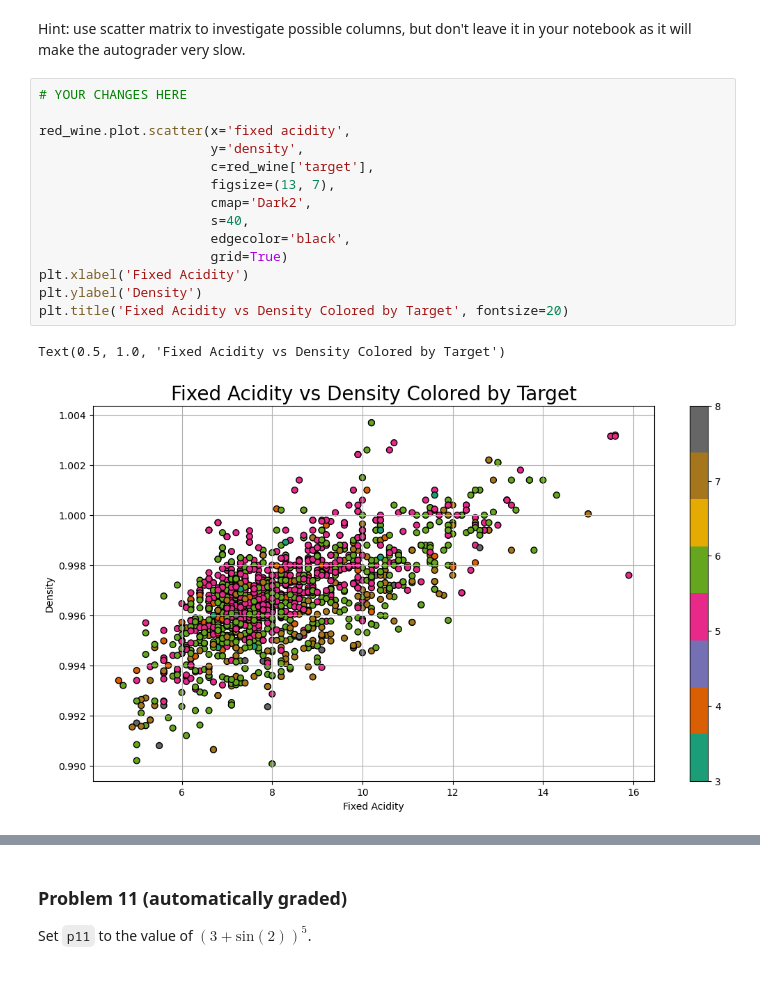
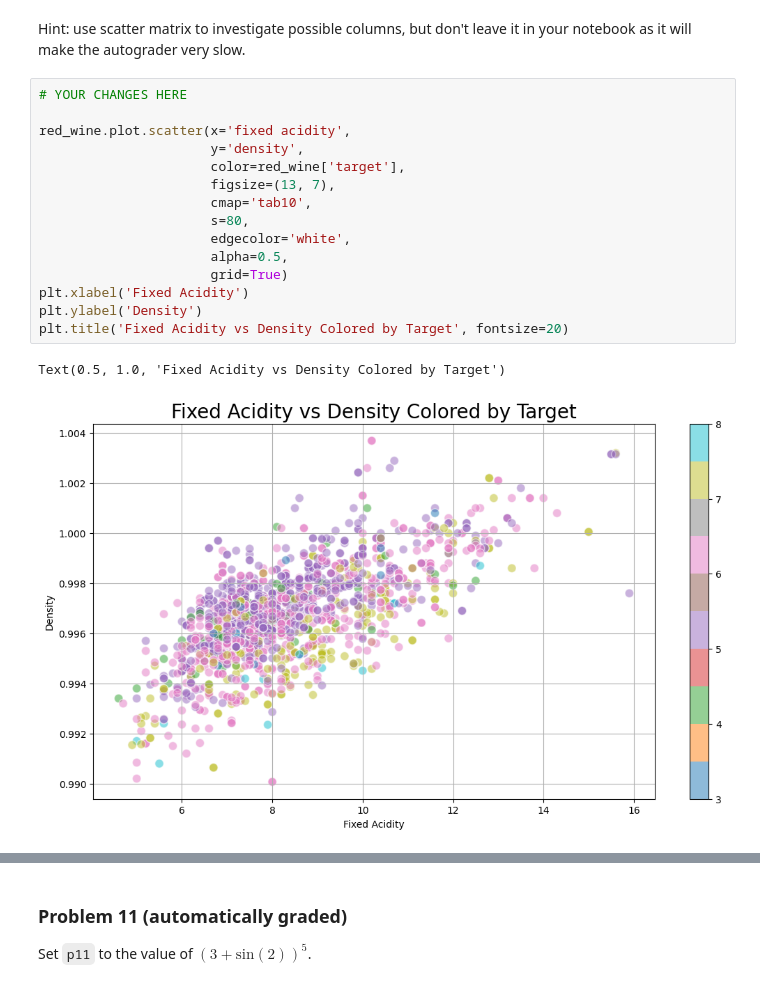
Before and after one commit to Quantum-Cosmic/dx602-homework-10, a Jupyter notebook: homework.ipynb, the cells around one changed output, grey strips where cells are left out. Saved outputs shown, nothing was run; the diff lists cells and outputs as text.

```diff
--- a/homework.ipynb
+++ b/homework.ipynb
@@ -231,20 +258,21 @@ Hint: use scatter matrix to investigate possible columns, but don't leave it in
 # %%
 # YOUR CHANGES HERE
 
 red_wine.plot.scatter(x='fixed acidity',
                       y='density',
-                      c=red_wine['target'],
+                      color=red_wine['target'],
                       figsize=(13, 7),
-                      cmap='Dark2',
-                      s=40,
-                      edgecolor='black',
+                      cmap='tab10',
+                      s=80,
+                      edgecolor='white',
+                      alpha=0.5,
                       grid=True)
 plt.xlabel('Fixed Acidity')
 plt.ylabel('Density')
 plt.title('Fixed Acidity vs Density Colored by Target', fontsize=20)
 # %% [output]
 Text(0.5, 1.0, 'Fixed Acidity vs Density Colored by Target')
-[figure, old version]
+[figure, new version]
 # %% [markdown]
 <div style="page-break-after: always;"></div>
 # %% [markdown]
```
Also changed, not shown: parts of 20 cells of this notebook, 2 other files.
